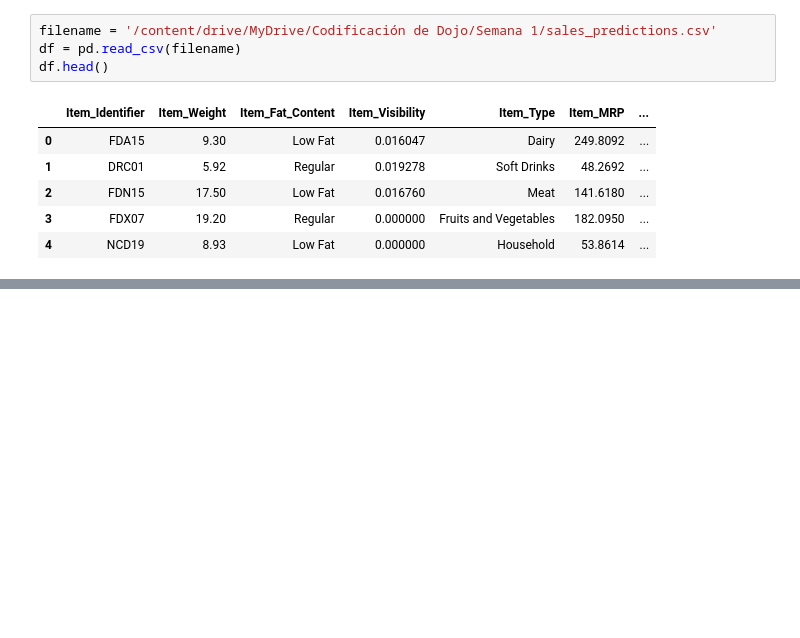
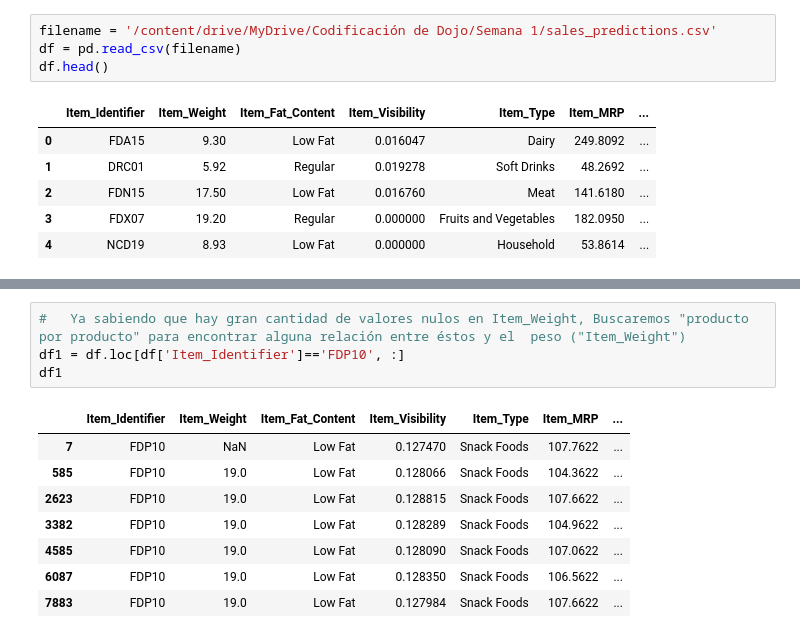
Before and after one commit to ArriazaGonzalo/Prediccion_ventas_P1, a Jupyter notebook: Predicciones_venta_P1.ipynb, the cells around one changed output, grey strips where cells are left out. Saved outputs shown, nothing was run; the diff lists cells and outputs as text; blank space fills up the shorter version.

```diff
--- a/Predicciones_venta_P1.ipynb
+++ b/Predicciones_venta_P1.ipynb
@@ -15,0 +127,13 @@ df.head()
+# %%
+#   Ya sabiendo que hay gran cantidad de valores nulos en Item_Weight, Buscaremos "producto por producto" para encontrar alguna relación entre éstos y el  peso ("Item_Weight")
+df1 = df.loc[df['Item_Identifier']=='FDP10', :]
+df1
+# %% [output]
+|  | Item_Identifier | Item_Weight | Item_Fat_Content | Item_Visibility | Item_Type | Item_MRP | ... |
+| 7 | FDP10 | NaN | Low Fat | 0.127470 | Snack Foods | 107.7622 | ... |
+| 585 | FDP10 | 19.0 | Low Fat | 0.128066 | Snack Foods | 104.3622 | ... |
+| 2623 | FDP10 | 19.0 | Low Fat | 0.128815 | Snack Foods | 107.6622 | ... |
+| 3382 | FDP10 | 19.0 | Low Fat | 0.128289 | Snack Foods | 104.9622 | ... |
+| 4585 | FDP10 | 19.0 | Low Fat | 0.128090 | Snack Foods | 107.0622 | ... |
+| 6087 | FDP10 | 19.0 | Low Fat | 0.128350 | Snack Foods | 106.5622 | ... |
+| 7883 | FDP10 | 19.0 | Low Fat | 0.127984 | Snack Foods | 107.6622 | ... |
```
Also changed, not shown: parts of 58 cells of this notebook.
